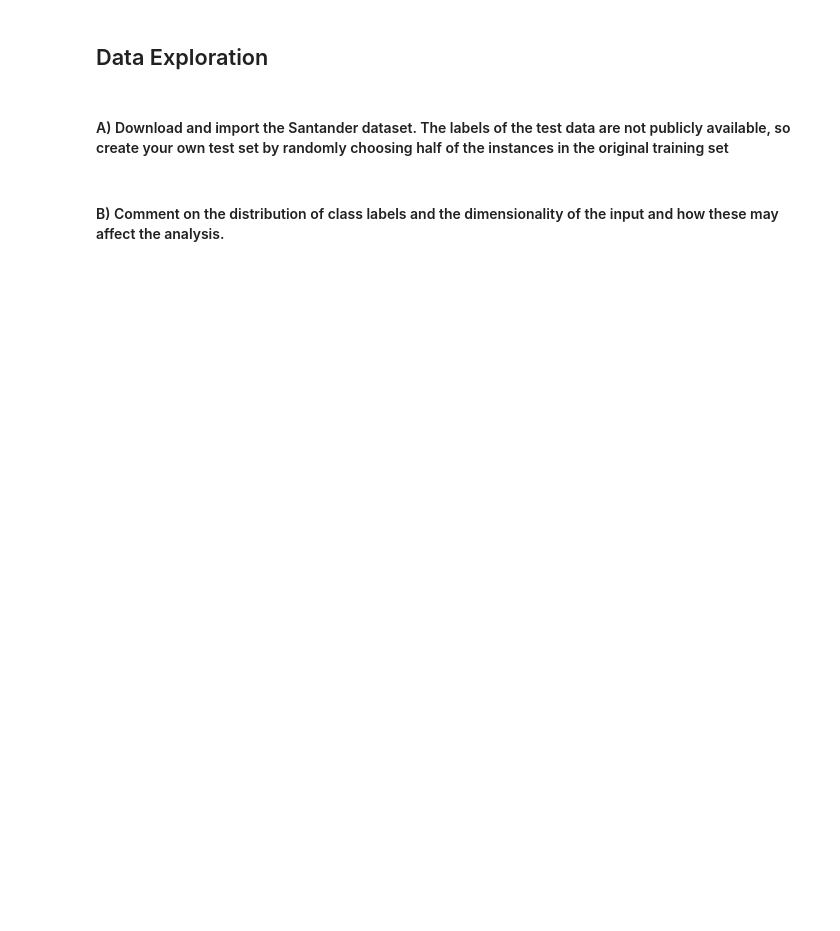
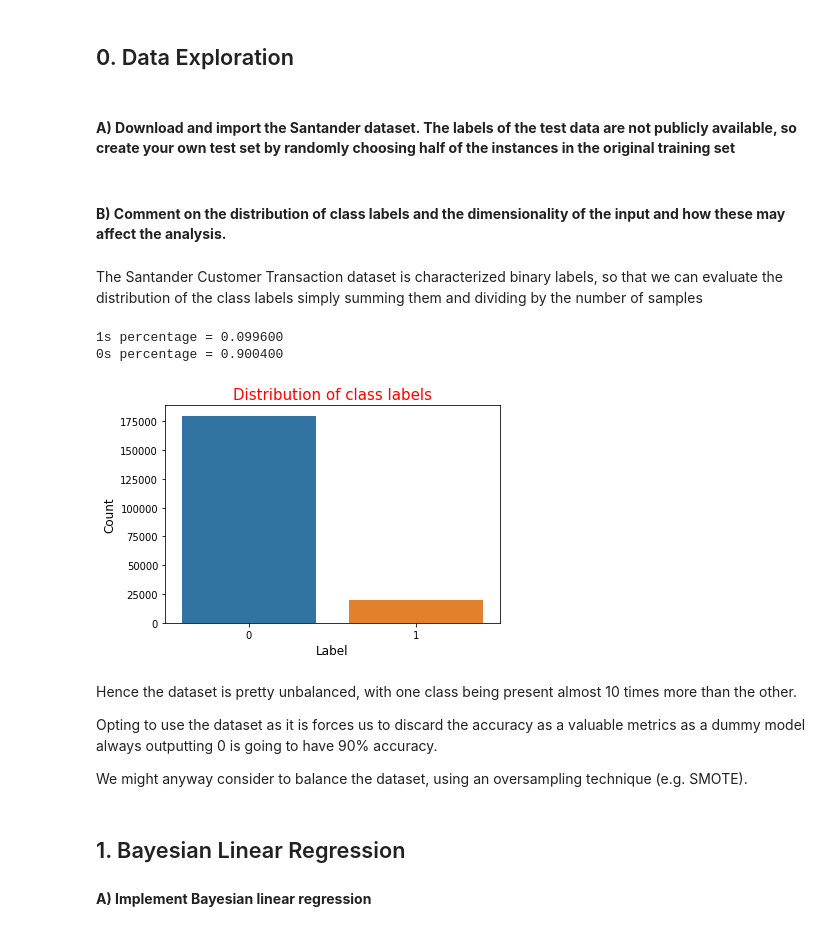
Before and after one commit to mspronesti/advanced-statistical-inference, a Jupyter notebook: assignment/Santander_Customer_Transaction.ipynb, the cells around one changed output. Saved outputs shown, nothing was run; the diff lists cells and outputs as text; code cells hidden in the pictures; blank space fills up the shorter version.

```diff
--- a/assignment/Santander_Customer_Transaction.ipynb
+++ b/assignment/Santander_Customer_Transaction.ipynb
@@ -32,14 +32,59 @@ Downloading santander-customer-transaction-prediction.zip to /content/drive/My D
 # %% [markdown]
-## Data Exploration
+## 0. Data Exploration
 # %% [markdown]
-#### A) Download and import the Santander dataset. The labels of the test data are not publicly available, so create your own test set by randomly choosing half of the instances in the original training set
+#### **A) Download and import the Santander dataset. The labels of the test data are not publicly available, so create your own test set by randomly choosing half of the instances in the original training set**
 # %%
 import pandas as pd
+# import modin.pandas as pd
+import numpy as np
 from sklearn.model_selection import train_test_split
 
 data = pd.read_csv('train.csv')
 
-data_train, data_test = \
-  train_test_split(data, test_size=0.5, shuffle=True, random_state=42)
+# drop the ID code and split data and labels
+df_data = data.drop(columns=['target', 'ID_code'])
+df_target = data['target']
+
+
+# split the dataset
+X_train, X_test, y_train, y_test = \
+  train_test_split(df_data, df_target, test_size=0.5, shuffle=True, random_state=42)
+
+X_train = X_train.to_numpy()
+X_test = X_test.to_numpy()
+
+y_train = y_train.to_numpy()
+y_test = y_test.to_numpy()
 # %% [markdown]
-#### B) Comment on the distribution of class labels and the dimensionality of the input and how these may affect the analysis.
+#### **B) Comment on the distribution of class labels and the dimensionality of the input and how these may affect the analysis.**
+# %% [markdown]
+The Santander Customer Transaction dataset is characterized binary labels, so that we can evaluate the distribution of the class labels simply summing them and dividing by the number of samples
+# %%
+import matplotlib.pyplot as plt
+import seaborn as sb
+
+ones_percentage = np.sum(y_train) / len(y_train)
+print('1s percentage = %f' % ones_percentage)
+print('0s percentage = %f' % (1. - ones_percentage))
+
+
+# plot the label distribution
+ax = sb.countplot(x='target', data=data)
+ax.set_xlabel("Label", size=12)
+ax.set_ylabel("Count", size=12)
+ax.set_title("Distribution of class labels",  color='r', size=15)
+plt.show()
+# %% [output]
+1s percentage = 0.099600
+0s percentage = 0.900400
+[figure, added]
+# %% [markdown]
+Hence the dataset is pretty unbalanced, with one class being present almost 10 times more than the other.
+
+Opting to use the dataset as it is forces us to discard the accuracy as a valuable metrics as a dummy model always outputting 0 is going to have 90% accuracy.
+
+We might anyway consider to balance the dataset, using an oversampling technique (e.g. SMOTE).
+# %% [markdown]
+## 1. Bayesian Linear Regression
+
+#### **A) Implement   Bayesian   linear   regression**
```
Also changed, not shown: parts of 41 cells of this notebook, 1 other file.
